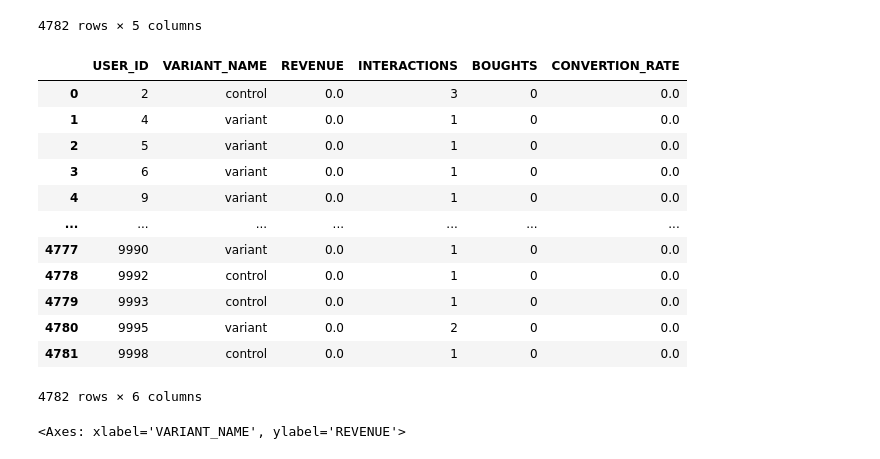
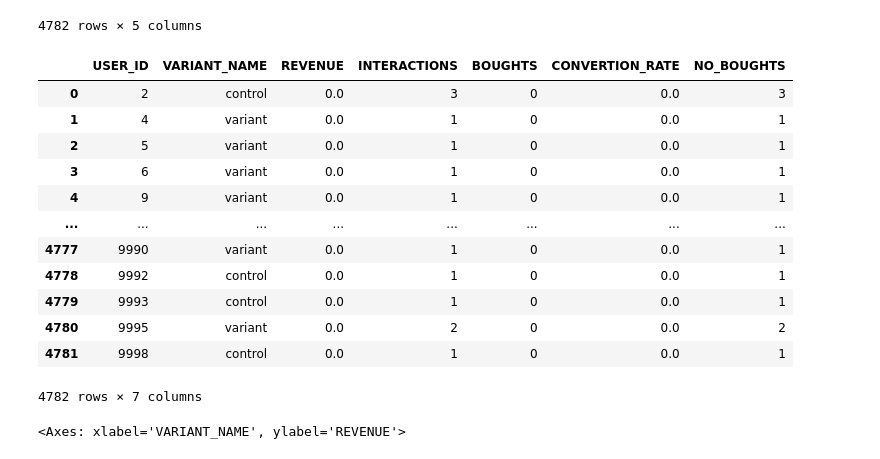
Before and after one commit to tomashbk/ab_testing, a Jupyter notebook: abtesting_2023-04-26.ipynb, the cells around one changed output. Cells and saved outputs as stored; diff of their text form; code cells hidden in the pictures.

```diff
--- a/abtesting_2023-04-26.ipynb
+++ b/abtesting_2023-04-26.ipynb
@@ -288,21 +289,22 @@ df_grouped_users
 4782 rows × 5 columns
 # %%
 df_grouped_users['CONVERTION_RATE'] = df_grouped_users['BOUGHTS'] / df_grouped_users['INTERACTIONS']
+df_grouped_users['NO_BOUGHTS'] = df_grouped_users['INTERACTIONS'] - df_grouped_users['BOUGHTS']
 df_grouped_users
 # %% [output]
-|  | USER_ID | VARIANT_NAME | REVENUE | INTERACTIONS | BOUGHTS | CONVERTION_RATE |
-| 0 | 2 | control | 0.0 | 3 | 0 | 0.0 |
-| 1 | 4 | variant | 0.0 | 1 | 0 | 0.0 |
-| 2 | 5 | variant | 0.0 | 1 | 0 | 0.0 |
-| 3 | 6 | variant | 0.0 | 1 | 0 | 0.0 |
-| 4 | 9 | variant | 0.0 | 1 | 0 | 0.0 |
-| ... | ... | ... | ... | ... | ... | ... |
-| 4777 | 9990 | variant | 0.0 | 1 | 0 | 0.0 |
-| 4778 | 9992 | control | 0.0 | 1 | 0 | 0.0 |
-| 4779 | 9993 | control | 0.0 | 1 | 0 | 0.0 |
-| 4780 | 9995 | variant | 0.0 | 2 | 0 | 0.0 |
-| 4781 | 9998 | control | 0.0 | 1 | 0 | 0.0 |
+|  | USER_ID | VARIANT_NAME | REVENUE | INTERACTIONS | BOUGHTS | CONVERTION_RATE | NO_BOUGHTS |
+| 0 | 2 | control | 0.0 | 3 | 0 | 0.0 | 3 |
+| 1 | 4 | variant | 0.0 | 1 | 0 | 0.0 | 1 |
+| 2 | 5 | variant | 0.0 | 1 | 0 | 0.0 | 1 |
+| 3 | 6 | variant | 0.0 | 1 | 0 | 0.0 | 1 |
+| 4 | 9 | variant | 0.0 | 1 | 0 | 0.0 | 1 |
+| ... | ... | ... | ... | ... | ... | ... | ... |
+| 4777 | 9990 | variant | 0.0 | 1 | 0 | 0.0 | 1 |
+| 4778 | 9992 | control | 0.0 | 1 | 0 | 0.0 | 1 |
+| 4779 | 9993 | control | 0.0 | 1 | 0 | 0.0 | 1 |
+| 4780 | 9995 | variant | 0.0 | 2 | 0 | 0.0 | 2 |
+| 4781 | 9998 | control | 0.0 | 1 | 0 | 0.0 | 1 |
-4782 rows × 6 columns
+4782 rows × 7 columns
 # %%
 sns.boxenplot(
   df_grouped_users[['VARIANT_NAME', 'REVENUE']],
```
Also changed, not shown: parts of 5 cells of this notebook, 1 other file.
